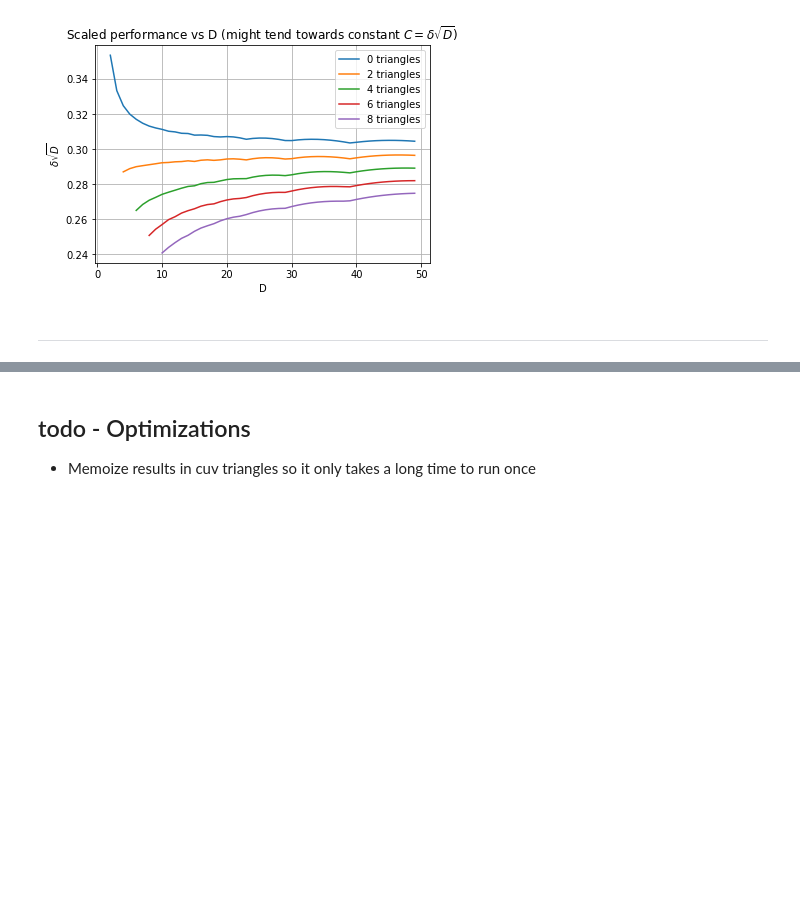
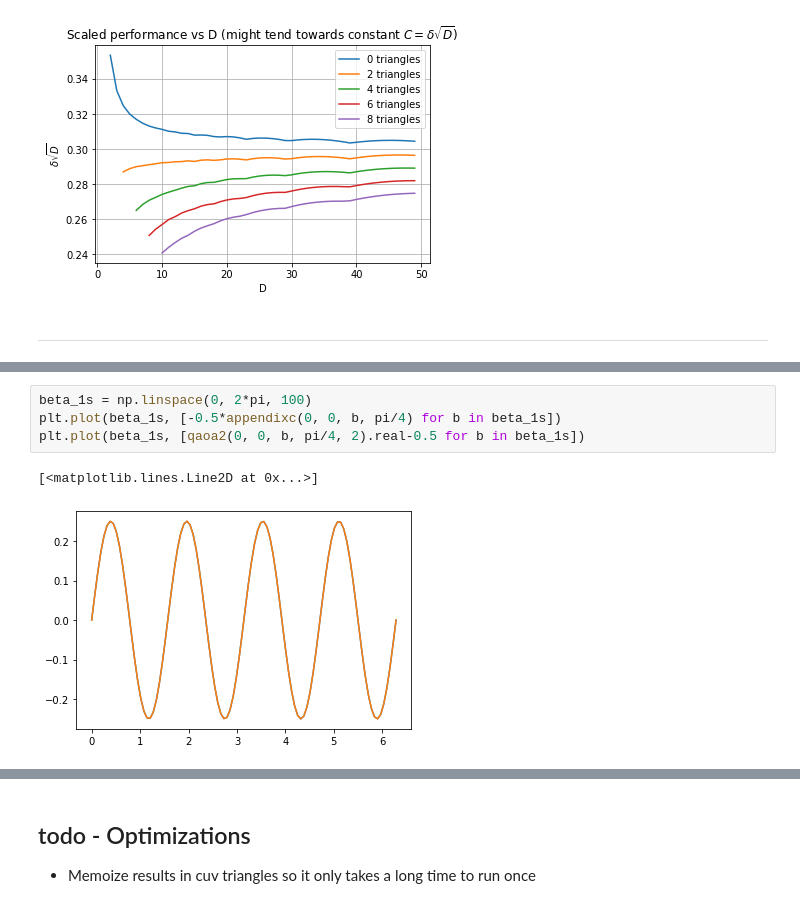
Before and after one commit to marwahaha/qaoa-local-competitors, a Jupyter notebook: QAOA.ipynb, the cells around one changed output, grey strips where cells are left out. Saved outputs shown, nothing was run; the diff lists cells and outputs as text; blank space fills up the shorter version.

```diff
--- a/QAOA.ipynb
+++ b/QAOA.ipynb
@@ -97,0 +792,7 @@ plt.grid(True)
+# %%
+beta_1s = np.linspace(0, 2*pi, 100)
+plt.plot(beta_1s, [-0.5*appendixc(0, 0, b, pi/4) for b in beta_1s])
+plt.plot(beta_1s, [qaoa2(0, 0, b, pi/4, 2).real-0.5 for b in beta_1s])
+# %% [output]
+[<matplotlib.lines.Line2D at 0x...>]
+[figure, added]
```
Also changed, not shown: parts of 85 cells of this notebook, 1 other file.
